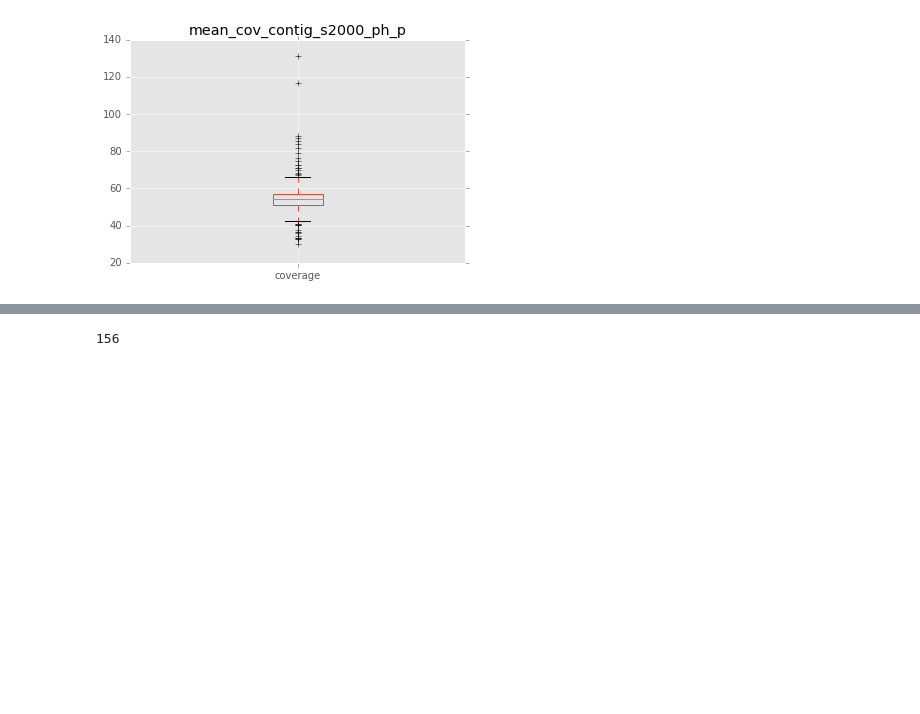
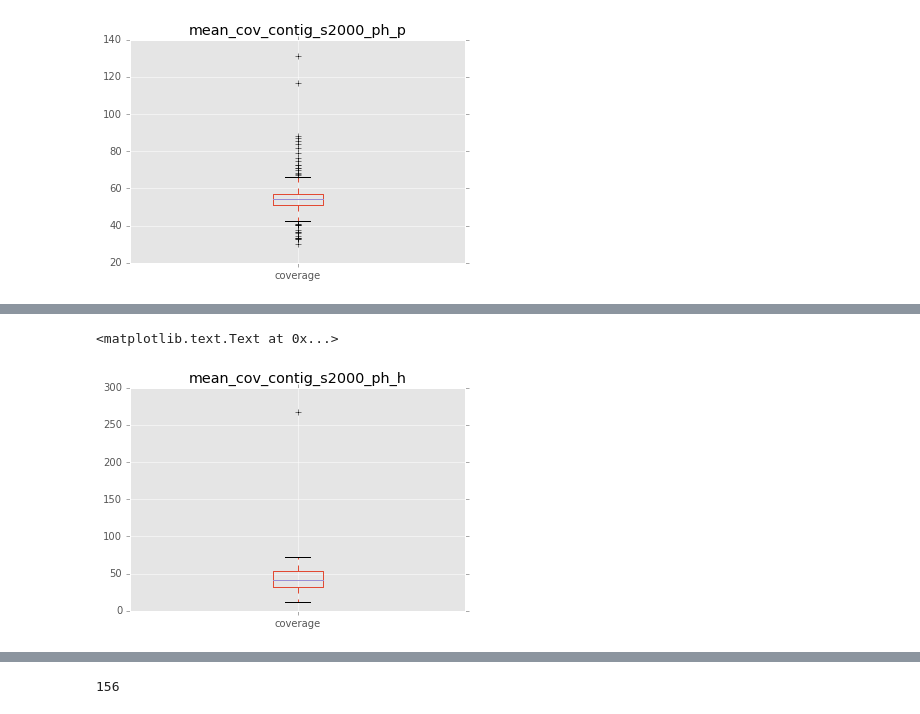
Before and after one commit to BenjaminSchwessinger/Pst_104E_analysis, a Jupyter notebook: 02062017_coverage_analysis_training.ipynb, the cells around one changed output, grey strips where cells are left out. Saved outputs shown, nothing was run; the diff lists cells and outputs as text; code cells hidden in the pictures; blank space fills up the shorter version.

```diff
--- a/02062017_coverage_analysis_training.ipynb
+++ b/02062017_coverage_analysis_training.ipynb
@@ -55,3 +72,9 @@ pcontig_greater_2000 = mean_cov_per_contig[mean_cov_per_contig['coverage'] > 200
 p_cov_smaller_2000 = p_cov[~p_cov['contig'].isin(pcontig_greater_2000)]
 pcontig_smaller_2000 = p_cov_smaller_2000['contig'].unique()
 ph_cov_smaller_2000_p = ph_cov[ph_cov['contig'].isin(pcontig_smaller_2000)]
+# %%
+#drop all contigs that have mean coverage above 2000 as calcuated on p mapping.
+#In this case h selected on the ph contig
+ph_cov['pcontig'] = ph_cov['contig'].str.replace('h','p').str[:-4] #this is a bit of a hack as the pcontigs are also
+#proccessed but shorten so the next line selects only h contigs
+ph_cov_smaller_2000_h = ph_cov[ph_cov['pcontig'].isin(pcontig_smaller_2000)]
@@ -76,0 +112,7 @@ plt.title('mean_cov_contig_s2000_ph_p')
+# %%
+mean_cov_contig_s2000_ph_h = ph_cov_smaller_2000_h.groupby(by='contig')['coverage'].mean()
+mean_cov_contig_s2000_ph_h.plot.box()
+plt.title('mean_cov_contig_s2000_ph_h')
+# %% [output]
+<matplotlib.text.Text at 0x...>
+[figure, added]
```
Also changed, not shown: parts of 41 cells of this notebook, 4 other files.
